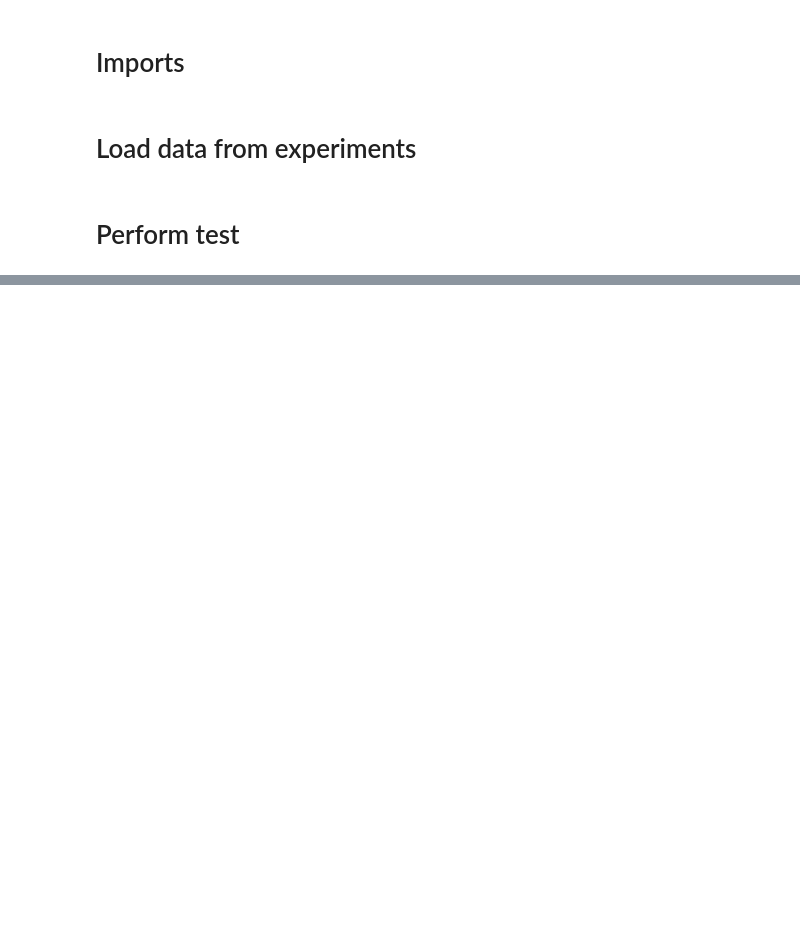
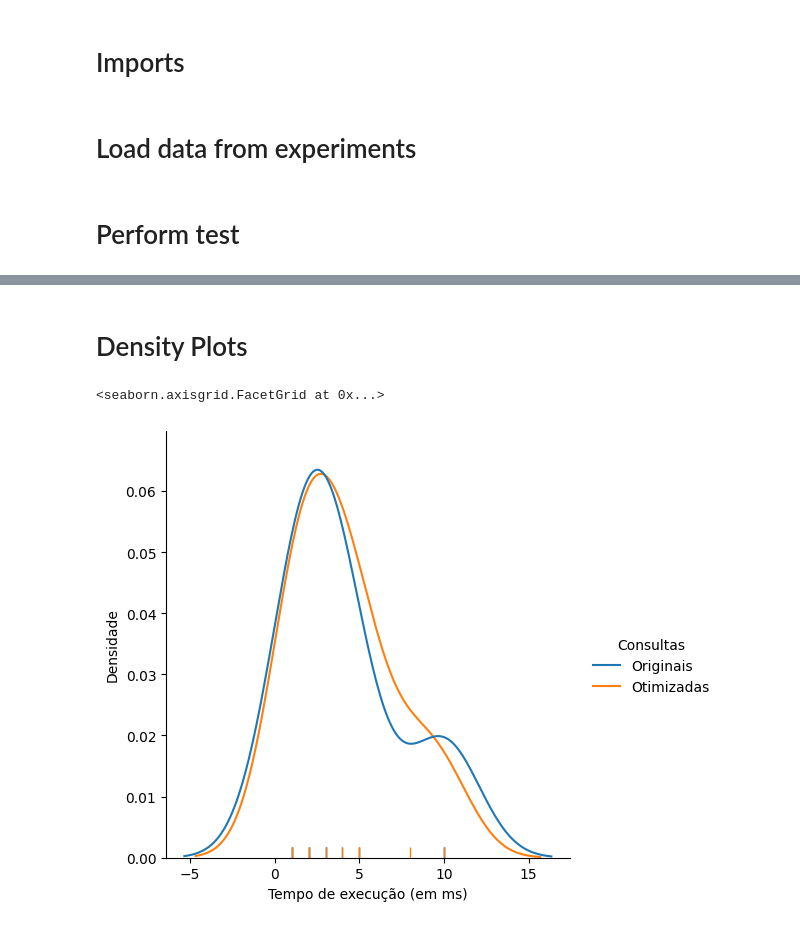
Before and after one commit to alpsilva/tg-tools, a Jupyter notebook: stat_test.ipynb, the cells around one changed output, grey strips where cells are left out. Cells and saved outputs as stored; diff of their text form; code cells hidden in the pictures; blank space fills up the shorter version.

```diff
--- a/stat_test.ipynb
+++ b/stat_test.ipynb
@@ -57,0 +66,20 @@ verdict: The groups are different statistically.
+# %% [markdown]
+# Density Plots
+# %%
+# Preparing data
+total_data = []
+
+for item in original_exec_times:
+    total_data.append({ "Consultas": "Originais", "data": item })
+
+for item in optimized_exec_times:
+    total_data.append({ "Consultas": "Otimizadas", "data": item })
+
+df = pd.DataFrame(total_data)
+
+# Density Plot of the execution times
+fig = sns.displot(df, x="data", kind="kde", rug=True, hue="Consultas")
+fig.set_axis_labels("Tempo de execução (em ms)", "Densidade")
+# %% [output]
+<seaborn.axisgrid.FacetGrid at 0x...>
+[figure, added]
```
Also changed, not shown: parts of 3 cells of this notebook.
